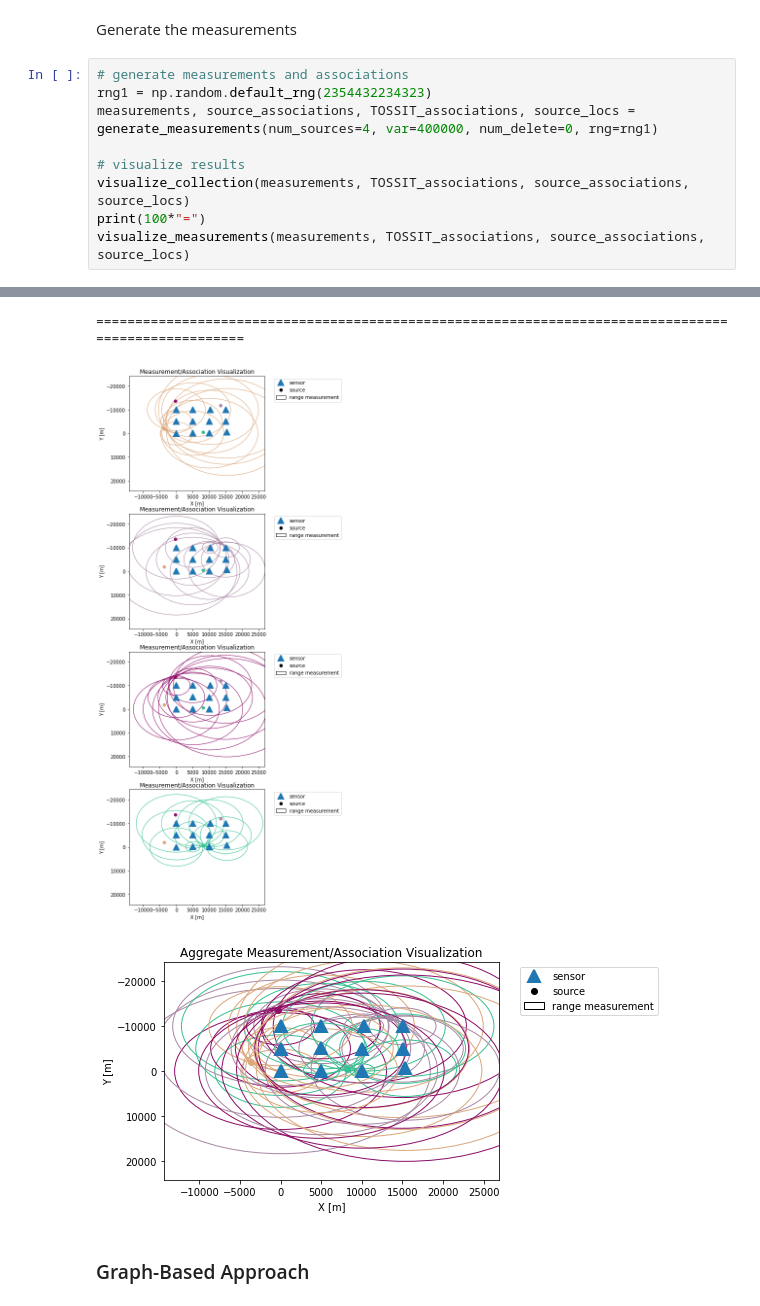
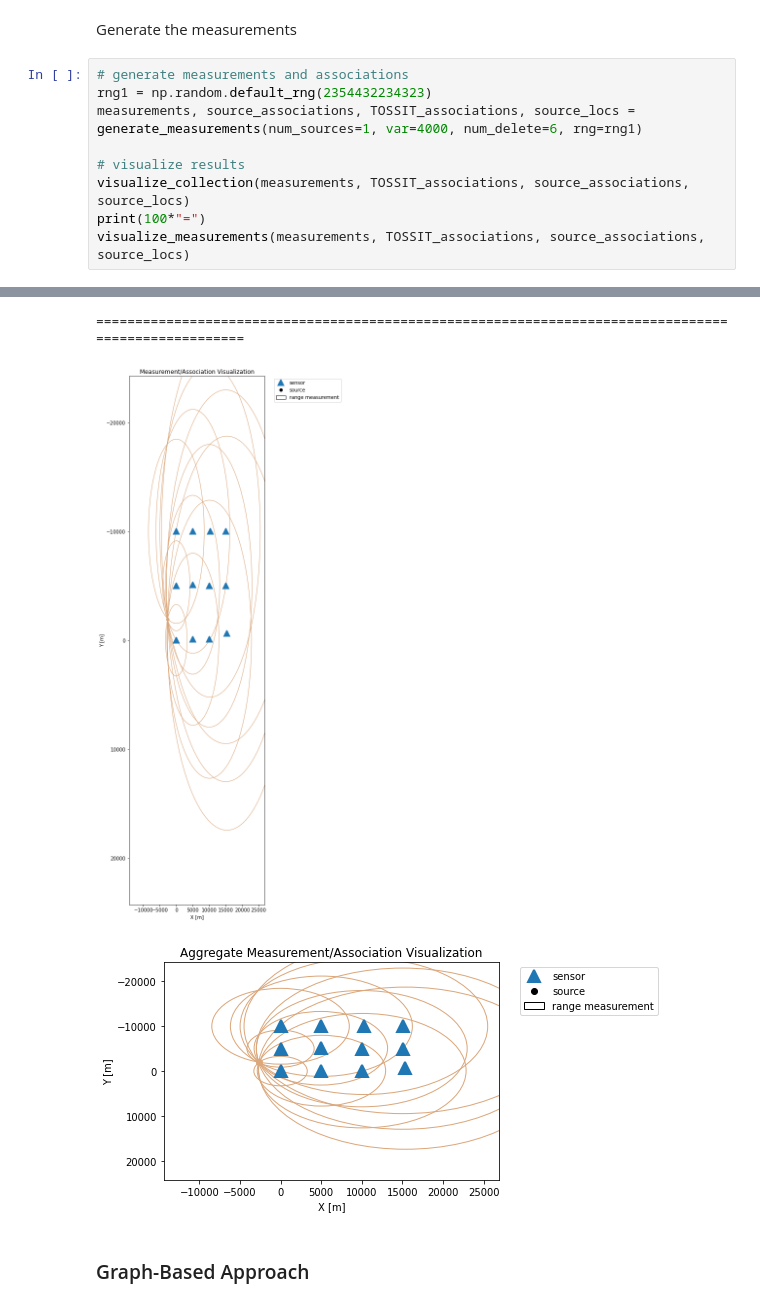
Before and after one commit to whoi-mars/Whale-Gunshot-Localization, a Jupyter notebook: associate_and_localize/algorithm_sandbox.ipynb, the cells around one changed output, grey strips where cells are left out. Saved outputs shown, nothing was run; the diff lists cells and outputs as text.

```diff
--- a/associate_and_localize/algorithm_sandbox.ipynb
+++ b/associate_and_localize/algorithm_sandbox.ipynb
@@ -246,7 +247,7 @@ Generate the measurements
 # %%
 # generate measurements and associations
 rng1 = np.random.default_rng(2354432234323)
-measurements, source_associations, TOSSIT_associations, source_locs = generate_measurements(num_sources=4, var=400000, num_delete=0, rng=rng1)
+measurements, source_associations, TOSSIT_associations, source_locs = generate_measurements(num_sources=1, var=4000, num_delete=6, rng=rng1)
 
 # visualize results
 visualize_collection(measurements, TOSSIT_associations, source_associations, source_locs)
@@ -257,6 +258,6 @@ visualize_measurements(measurements, TOSSIT_associations, source_associations, s
 ====================================================================================================
-[figure, old version]
+[figure, new version]
-[figure, old version]
+[figure, new version]
 # %% [markdown]
 
 
```
Also changed, not shown: parts of 4 cells of this notebook.
